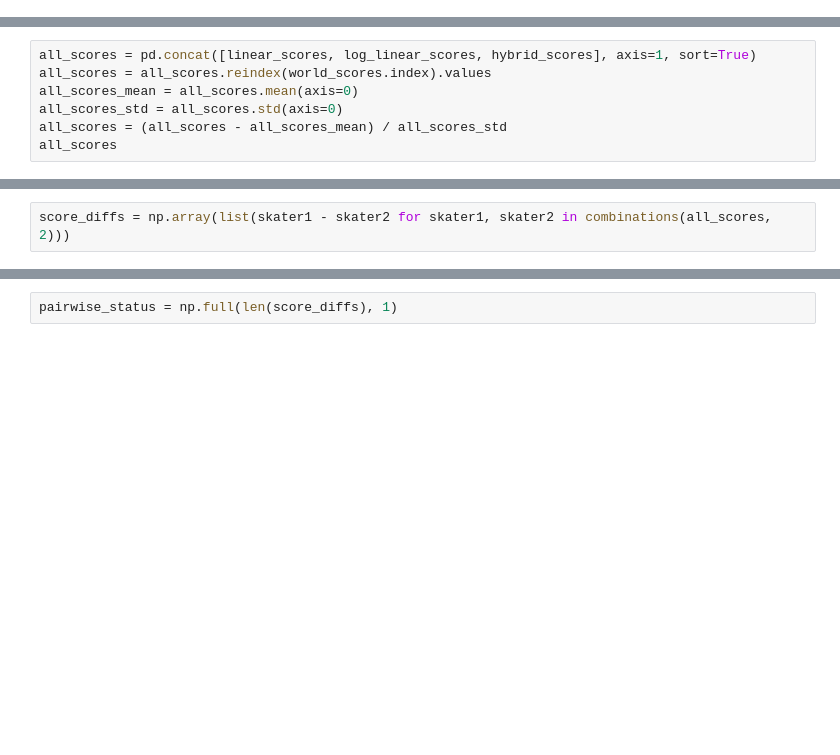
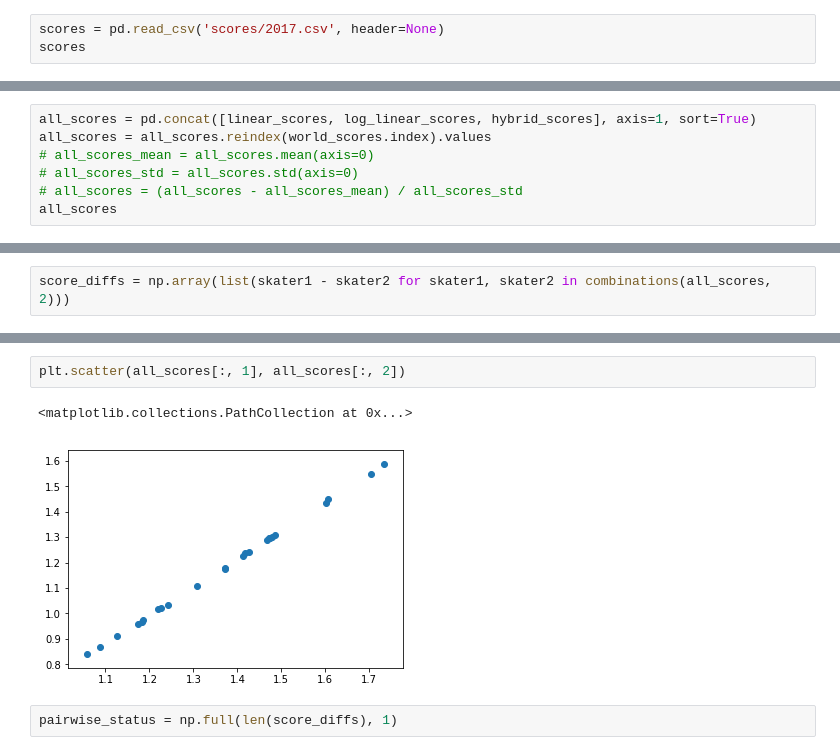
Before and after one commit to khanhnguyendata/skate_predict, a Jupyter notebook: analysis.ipynb, the cells around one changed output, grey strips where cells are left out. Saved outputs shown, nothing was run; the diff lists cells and outputs as text; blank space fills up the shorter version.

```diff
--- a/analysis.ipynb
+++ b/analysis.ipynb
@@ -54,0 +13,3 @@ scores = pd.read_csv('scores/2017.csv', names=['name', 'score', 'event', 'year']
+# %%
+scores = pd.read_csv('scores/2017.csv', header=None)
+scores
@@ -332,8 +312,8 @@ There are 220 concordant_pairs out of 276 pairs
 # %%
 all_scores = pd.concat([linear_scores, log_linear_scores, hybrid_scores], axis=1, sort=True)
 all_scores = all_scores.reindex(world_scores.index).values
-all_scores_mean = all_scores.mean(axis=0)
-all_scores_std = all_scores.std(axis=0)
-all_scores = (all_scores - all_scores_mean) / all_scores_std
+# all_scores_mean = all_scores.mean(axis=0)
+# all_scores_std = all_scores.std(axis=0)
+# all_scores = (all_scores - all_scores_mean) / all_scores_std
 all_scores
 # %% [output]
@@ -361,3 +361,8 @@ score_diffs = np.array(list(skater1 - skater2 for skater1, skater2 in combinatio
+# %%
+plt.scatter(all_scores[:, 1], all_scores[:, 2])
+# %% [output]
+<matplotlib.collections.PathCollection at 0x...>
+[figure, added]
 # %%
 pairwise_status = np.full(len(score_diffs), 1)
 # %%
```
Also changed, not shown: parts of 10 cells of this notebook, 7 other files.
